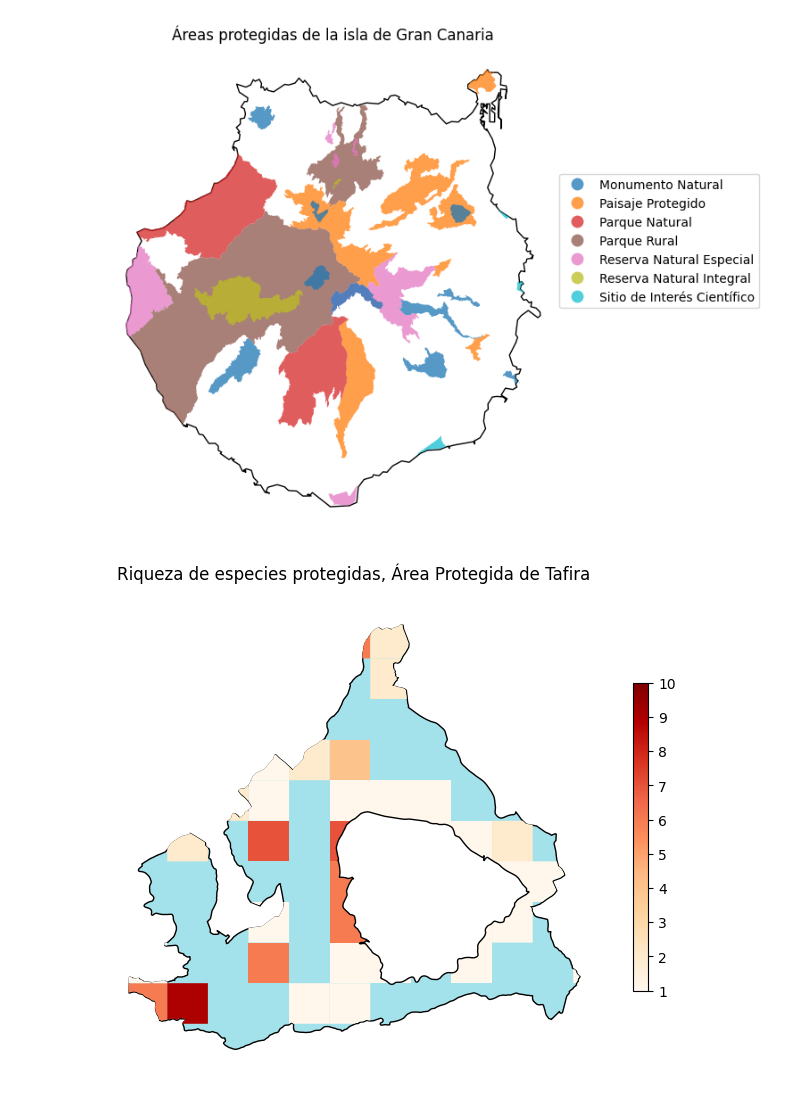
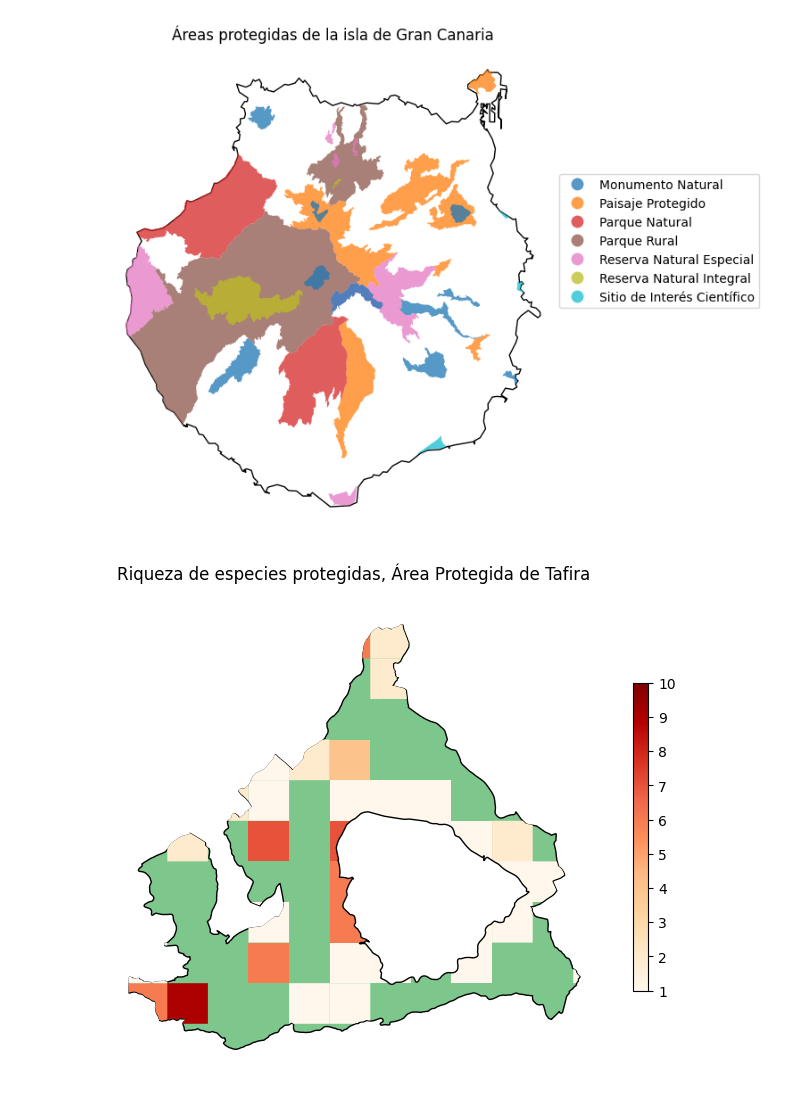
Before and after one commit to Juankkar/QGIS_IDECanarias_data, a Jupyter notebook: src/geopandas.ipynb, the cells around one changed output. Saved outputs shown, nothing was run; the diff lists cells and outputs as text; code cells hidden in the pictures.

```diff
--- a/src/geopandas.ipynb
+++ b/src/geopandas.ipynb
@@ -162,20 +162,20 @@ ax.set_axis_off()
 # %%
 fig, ax = plt.subplots(1, 1, figsize=(8, 8))
 
 eennpp_tafira.plot(ax=ax,
-                   facecolor = "#a4e2eb",
+                   facecolor = "#7dc78c",
                    edgecolor= "black")
 plot = especies_protegiodas_tafira.plot(column="riqueza",
                                         ax=ax,
                                         legend=True,
                                         legend_kwds={'shrink': 0.5},
                                         cmap="OrRd")
 eennpp_bandama.plot(ax=ax,
                     facecolor = "white",
                     edgecolor= "black")
 
 ax.set_title("Riqueza de especies protegidas, Área Protegida de Tafira")
 leg = plot.get_legend()
 ax.set_axis_off()
 # %% [output]
-[figure, old version]
+[figure, new version]
```
